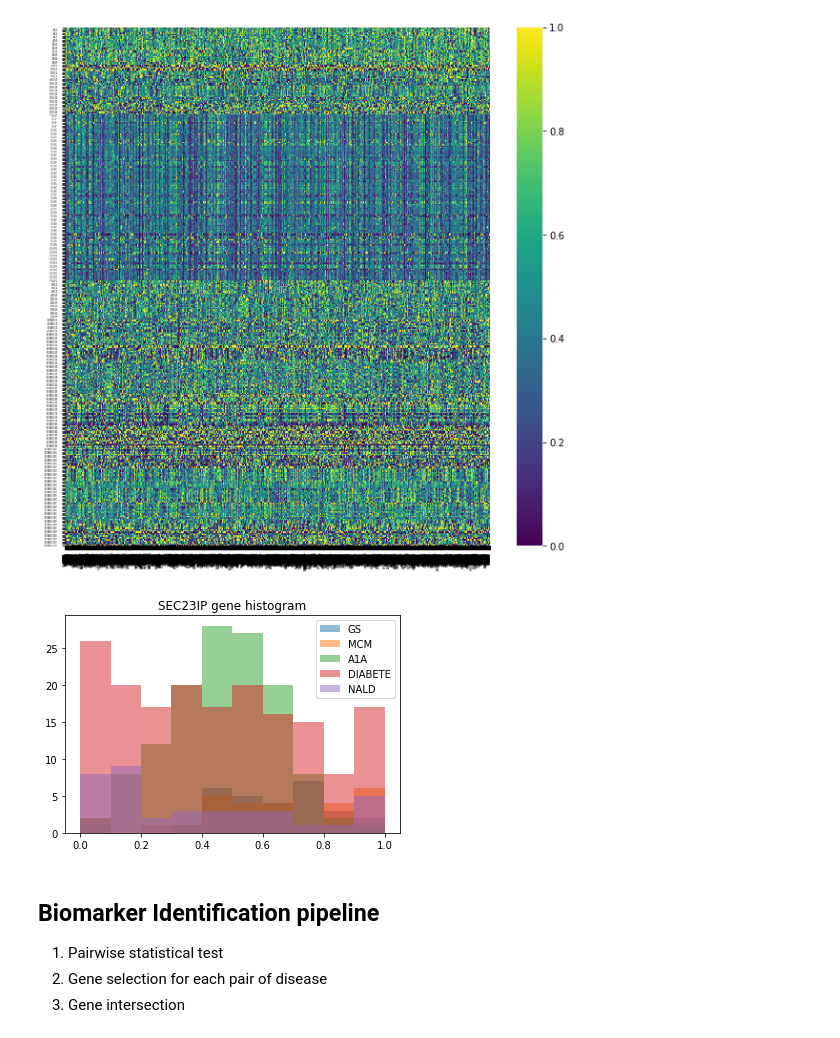
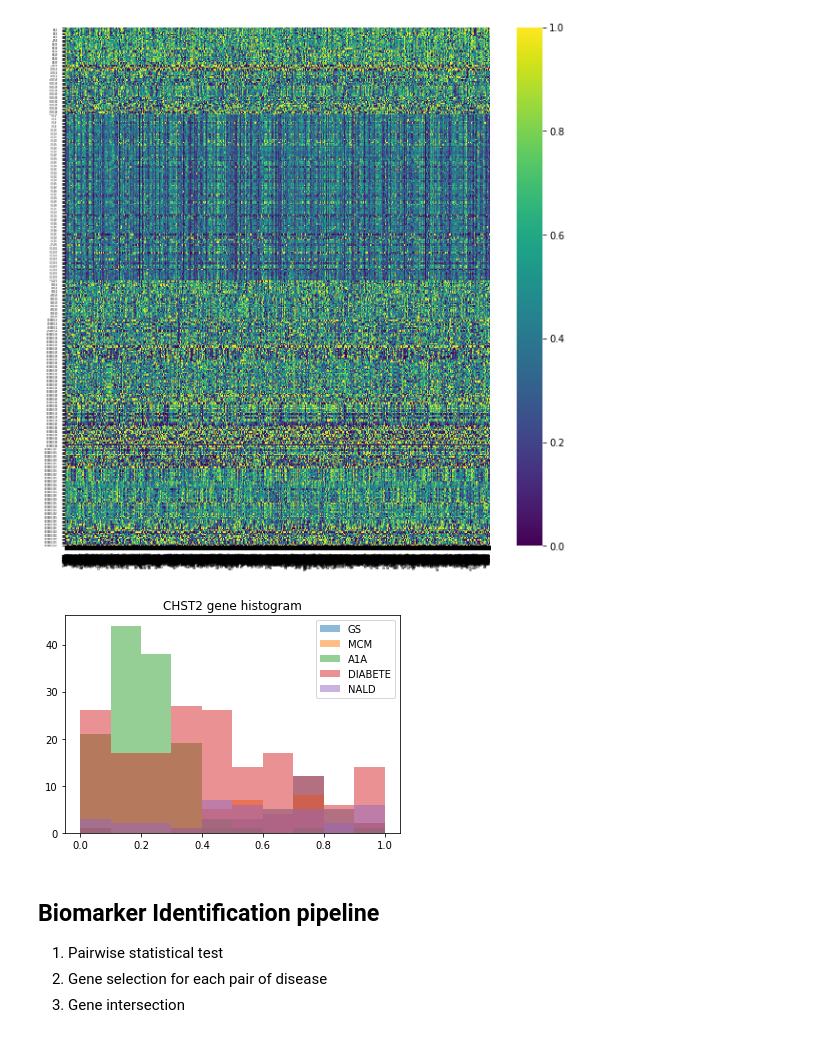
Before and after one commit to federicosilvestri/chl-project, a Jupyter notebook: src/notebooks/Biomarker Test.ipynb, the cells around one changed output. Drawn from its saved outputs; the diff is of its cells as text; code cells hidden in the pictures.

```diff
--- a/src/notebooks/Biomarker Test.ipynb
+++ b/src/notebooks/Biomarker Test.ipynb
@@ -115,19 +113,19 @@ visuz.gene_exp.hmap(df=df[data_cols], cmap='viridis', rowclus=False, colclus=Fal
 # %% [output]
 [figure]
 # %%
-gene = 'SEC23IP'
+gene = 'CHST2'
 plt.hist(df.loc[df['DISEASE']=='GS', gene], bins=10, alpha=0.5)
 plt.hist(df.loc[df['DISEASE']=='MCM', gene], bins=10, alpha=0.5)
 plt.hist(df.loc[df['DISEASE']=='A1A', gene], bins=10, alpha=0.5)
 plt.hist(df.loc[df['DISEASE']=='DIABETE', gene], bins=10, alpha=0.5)
 plt.hist(df.loc[df['DISEASE']=='NALD', gene], bins=10, alpha=0.5)
 
 plt.title(gene+' gene histogram')
 plt.legend(['GS', 'MCM', 'A1A', 'DIABETE', 'NALD'])
 
 plt.show()
 # %% [output]
-[figure, old version]
+[figure, new version]
 # %% [markdown]
 ## Biomarker Identification pipeline
 
```
Also changed, not shown: parts of 29 cells of this notebook.
